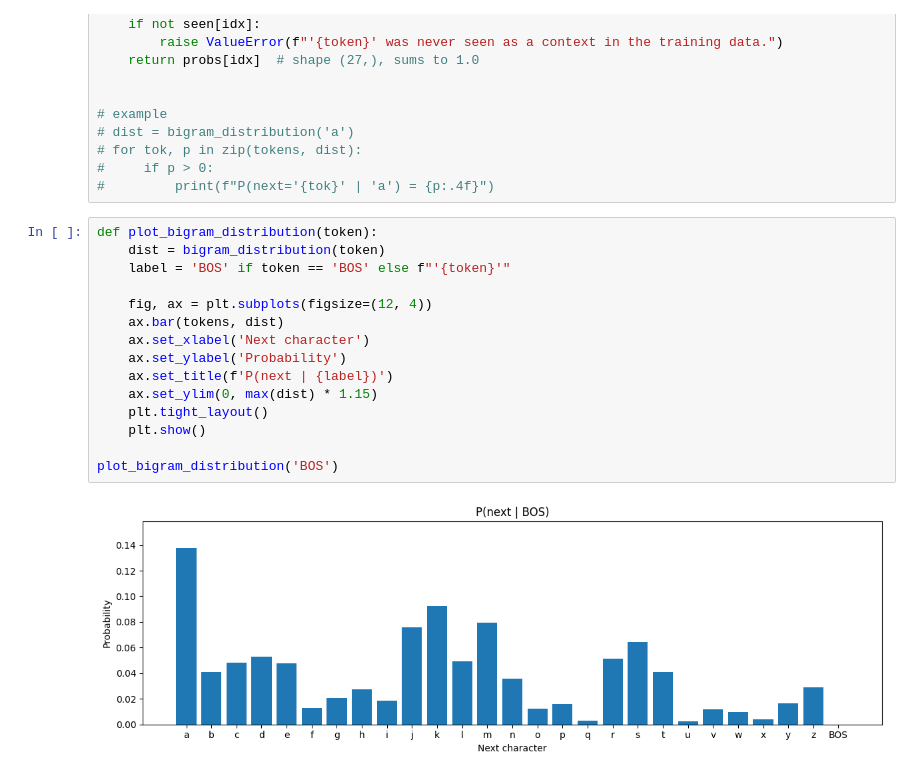
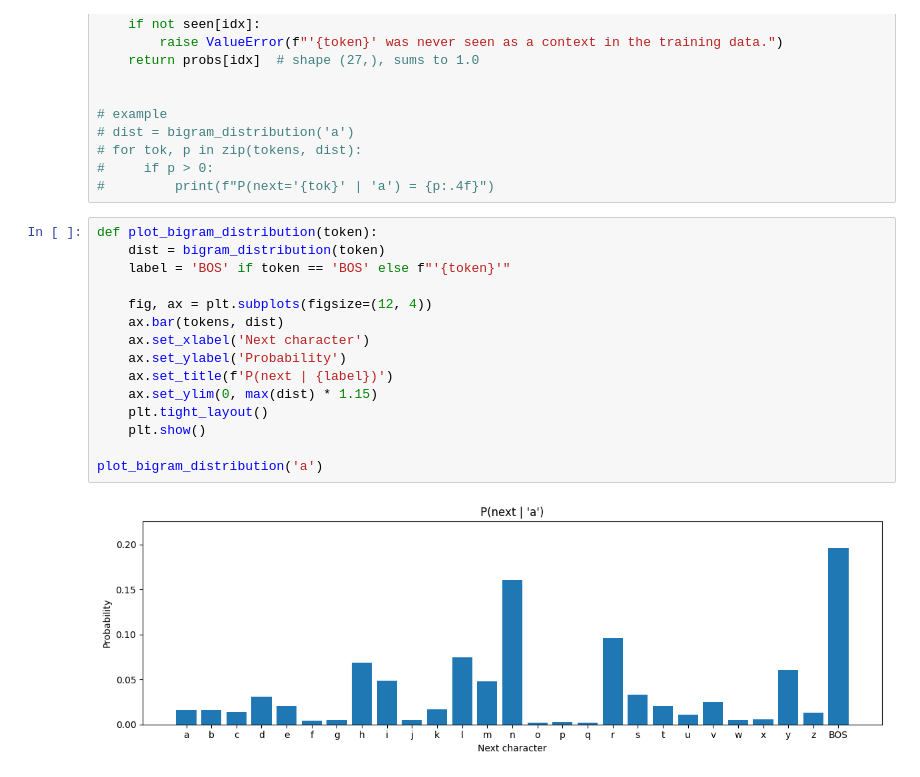
Before and after one commit to KhaleelKarim/LLMStatistics, a Jupyter notebook: notebooks/ngram_viz.ipynb, the cells around one changed output. Saved outputs shown, nothing was run; the diff lists cells and outputs as text.

Commit message:
comparing for outputing distributions

```diff
--- a/notebooks/ngram_viz.ipynb
+++ b/notebooks/ngram_viz.ipynb
@@ -63,17 +63,17 @@ def bigram_distribution(token):
 # %%
 def plot_bigram_distribution(token):
     dist = bigram_distribution(token)
     label = 'BOS' if token == 'BOS' else f"'{token}'"
 
     fig, ax = plt.subplots(figsize=(12, 4))
     ax.bar(tokens, dist)
     ax.set_xlabel('Next character')
     ax.set_ylabel('Probability')
     ax.set_title(f'P(next | {label})')
     ax.set_ylim(0, max(dist) * 1.15)
     plt.tight_layout()
     plt.show()
 
-plot_bigram_distribution('BOS')
+plot_bigram_distribution('a')
 # %% [output]
-[figure, old version]
+[figure, new version]
```
Also changed, not shown: parts of 6 cells of this notebook, 8 other files.
